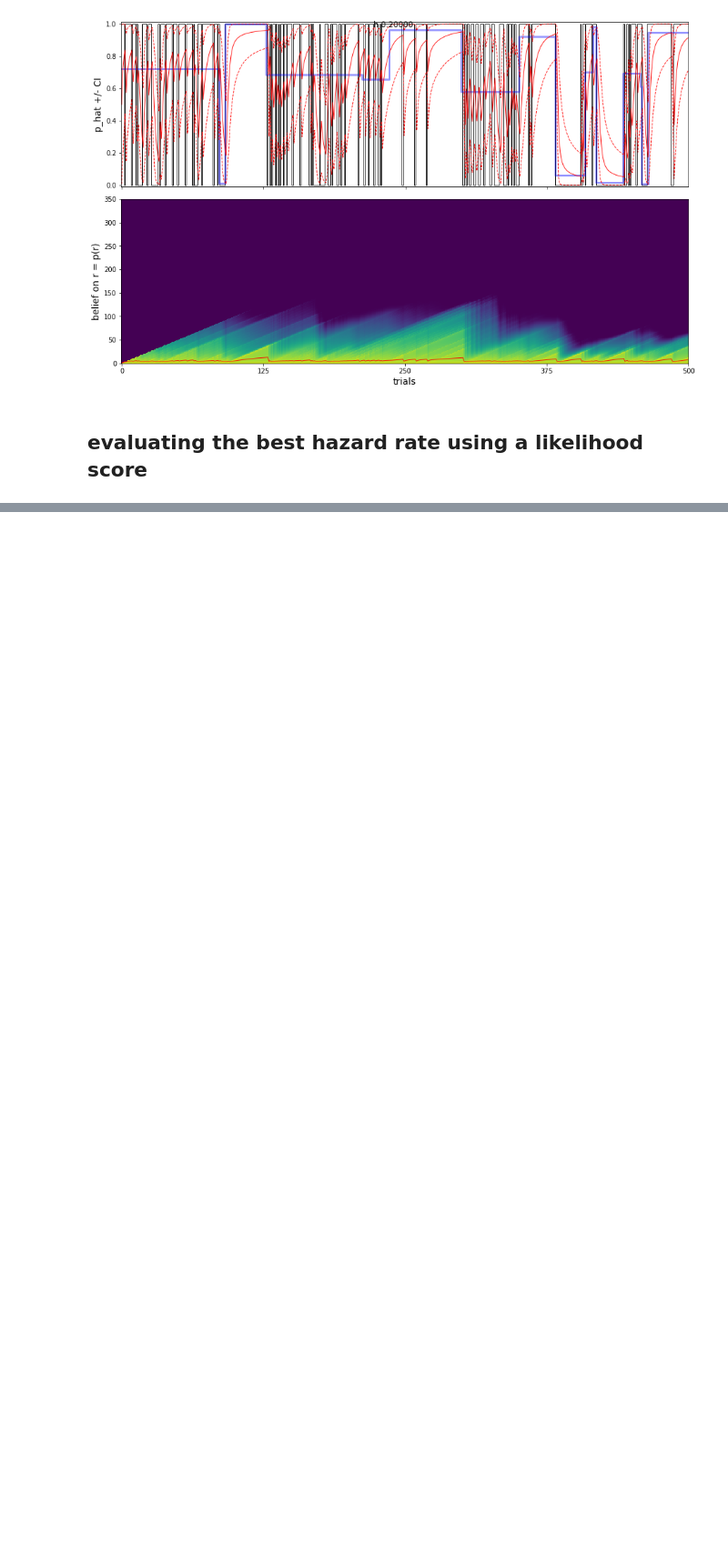
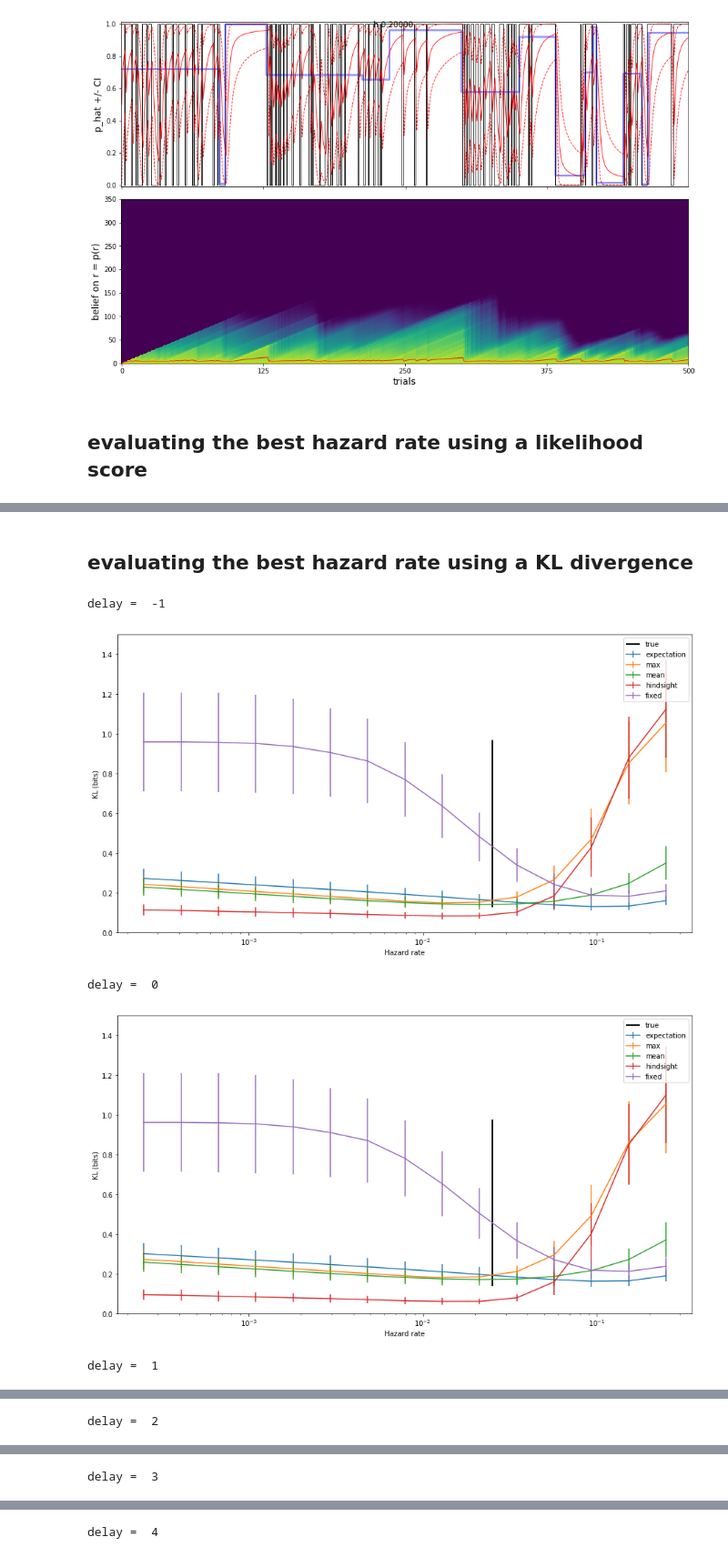
Before and after one commit to laurentperrinet/bayesianchangepoint, a Jupyter notebook: notebooks/C_test_hazardrate.ipynb, the cells around one changed output, grey strips where cells are left out. Shown at 91% size. Cells and saved outputs as stored; diff of their text form; code cells hidden in the pictures; blank space fills up the shorter version.

```diff
--- a/notebooks/C_test_hazardrate.ipynb
+++ b/notebooks/C_test_hazardrate.ipynb
@@ -129,0 +120,76 @@ array([[[-0.347, -0.502, -0.642, -0.554, -0.41 , -0.854, -0.746, -0.837, -0.713,
+# %% [markdown]
+## evaluating the best hazard rate using a KL divergence
+# %%
+p0, r0 = .5, 1.
+
+for delay in np.arange(-1, 5):
+    print('delay = ', delay)
+    N_scan = 15 # number of h values we test
+
+    N_blocks = 100 # number of blocks we use in our evaluation
+    #N_blocks = 20 # number of blocks we use in our evaluation
+
+    N_trials = 2000
+    #N_trials = 200
+    tau = 40 #N_trials/5.
+    h = 1./tau
+
+    border = 2*tau # N_trials//10
+
+    (trials, p) = bcp.switching_binomial_motion(N_trials=N_trials, N_blocks=N_blocks, tau=tau, seed=seed, Jeffreys=Jeffreys)
+
+    hs = h*np.logspace(-2, 1, N_scan)
+    modes = ['expectation', 'max', 'mean', 'hindsight', 'fixed']
+    score = np.zeros((len(modes), N_scan, N_blocks))
+    KL = np.zeros((len(modes), N_scan, N_blocks))
+    for i_block in range(N_blocks):
+        o = p[:, i_block, 0] # observations
+        for i_scan, h_ in enumerate(hs):
+            p_bar, r, beliefs = bcp.inference(o, h=h_, p0=p0, r0=r0)
+            for i_mode, mode_ in enumerate(modes):
+                if mode_=='fixed':
+                    p_hat, r_hat = bcp.readout(p_bar, r, beliefs, mode=mode_, fixed_window_size=int(1/h_))
+                else:
+                    p_hat, r_hat = bcp.readout(p_bar, r, beliefs, mode=mode_, p0=p0)
+
+                p_hat = np.roll(p_hat, delay)
+                r_hat = np.roll(r_hat, delay)
+                KL_ = p_hat * np.log2(p_hat) - p_hat * np.log2(p[:, i_block, 1])
+                KL_ += (1-p_hat) * np.log2(1-p_hat) - (1-p_hat) * np.log2(1-p[:, i_block, 1])
+                KL[i_mode, i_scan, i_block] = np.mean(KL_)
+                score[i_mode, i_scan, i_block] = np.mean(np.log2(bcp.likelihood(o[(border+1):], p_hat[border:-1], r_hat[border:-1])))
+                #score[i_mode, i_scan, i_block] = np.log2(np.mean(bcp.likelihood(o[(border+1):], p_hat[border:-1], r_hat[border:-1])))
+
+    if True:
+        fig, ax = plt.subplots(1, 1, figsize=(15, 8))
+        for i_mode, mode in enumerate(modes):
+            ax.errorbar(hs, np.nanmean(score[i_mode, ...], axis=1), yerr=np.std(score[i_mode, ...], axis=1), label=mode)
+
+        ax.vlines(h, ymin=np.nanmin(np.nanmean(score, axis=(0))), ymax=np.nanmax(np.nanmean(score, axis=(0))), lw=2, label='true')
+        ax.set_xscale("log")#, nonposx='clip')
+
+        ax.set_xlabel('Hazard rate')
+        #ax.set_ylabel('Mean log-likelihood (bits)')
+        ax.set_ylabel('Log of mean likelihood (bits)')
+        ax.legend();
+
+    if False:
+        fig, ax = plt.subplots(1, 1, figsize=(15, 8))
+        for i_mode, mode in enumerate(modes):
+            ax.errorbar(hs, np.nanmean(KL[i_mode, ...], axis=1), yerr=np.std(KL[i_mode, ...], axis=1), label=mode)
+
+        ax.vlines(h, ymin=np.nanmin(np.nanmean(KL, axis=(0))), ymax=np.nanmax(np.nanmean(KL, axis=(0))), lw=2, label='true')
+        ax.set_xscale("log")#, nonposx='clip')
+
+        ax.set_xlabel('Hazard rate')
+        #ax.set_ylabel('Mean log-likelihood (bits)')
+        ax.set_ylim(0, 1.5)
+        ax.set_ylabel('KL (bits)')
+        ax.legend();
+    plt.show()
+# %% [output]
+delay =  -1
+[figure, added]
+delay =  0
+[figure, added]
+delay =  1
@@ -129,0 +197 @@ array([[[-0.347, -0.502, -0.642, -0.554, -0.41 , -0.854, -0.746, -0.837, -0.713,
+delay =  2
@@ -129,0 +199 @@ array([[[-0.347, -0.502, -0.642, -0.554, -0.41 , -0.854, -0.746, -0.837, -0.713,
+delay =  3
@@ -129,0 +201 @@ array([[[-0.347, -0.502, -0.642, -0.554, -0.41 , -0.854, -0.746, -0.837, -0.713,
+delay =  4
```
Also changed, not shown: parts of 11 cells of this notebook, 3 other files.
